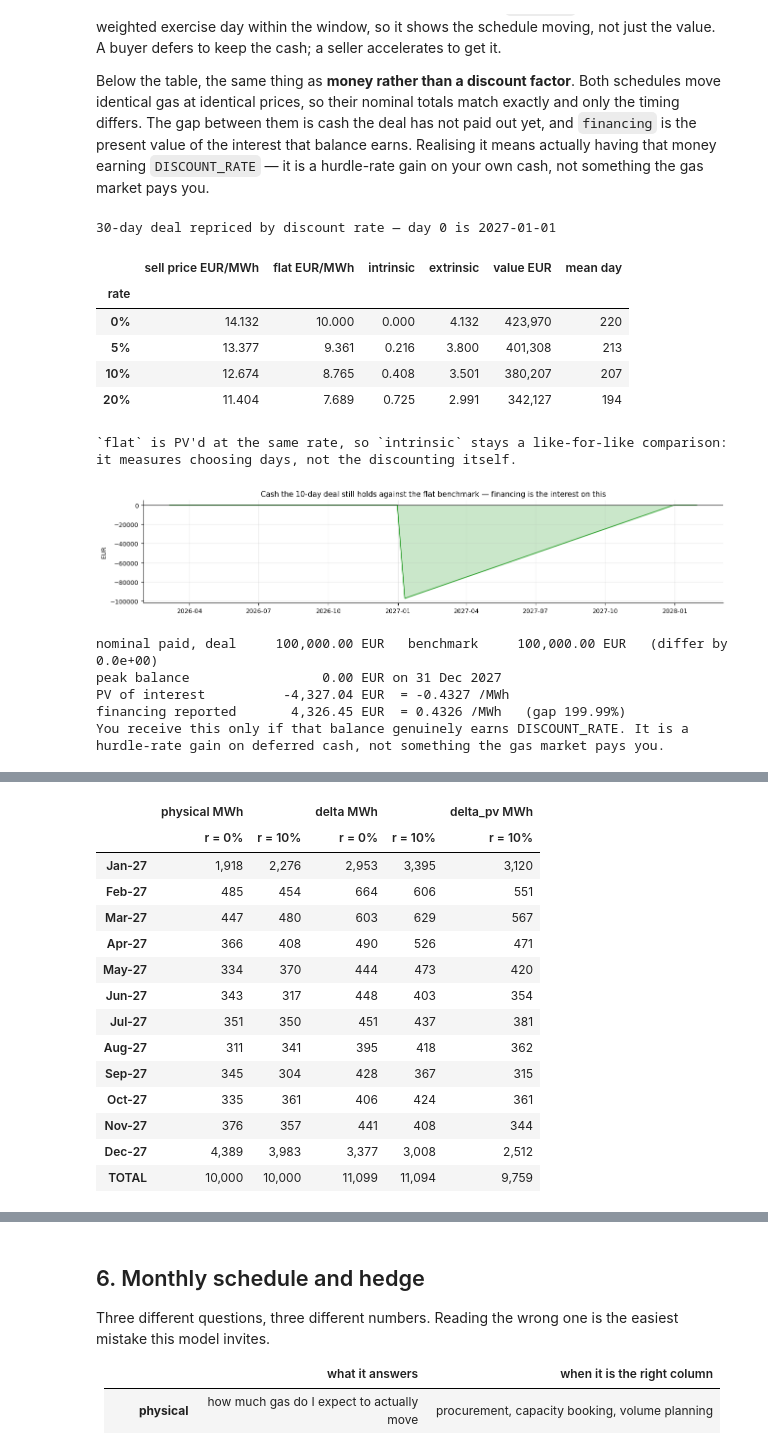
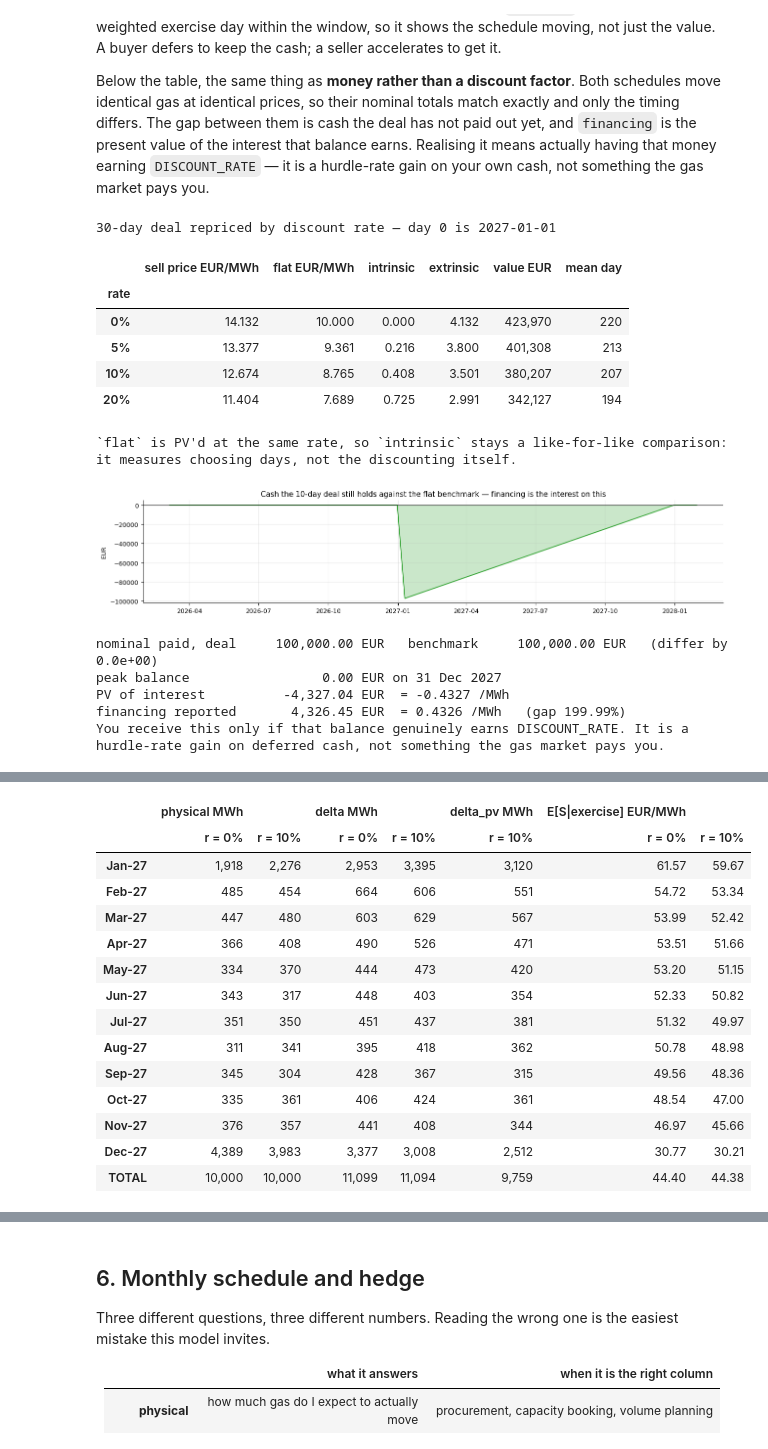
Before and after one commit to dmitry-goryunov/Storage, a Jupyter notebook: Products.ipynb, the cells around one changed output, grey strips where cells are left out. Saved outputs shown, nothing was run; the diff lists cells and outputs as text; code cells hidden in the pictures.

```diff
--- a/Products.ipynb
+++ b/Products.ipynb
@@ -646,29 +646,51 @@ def _monthly(rate):
     _ix = pd.DatetimeIndex(s.date_span)[:_n]
     _f = pd.DataFrame({"physical": np.asarray(s.exp_ex[:_n]),
                        "delta": np.asarray(s.delta[:_n]),
-                       "delta_pv": np.asarray(s.delta_pv[:_n])}, index=_ix)
-    return _f.loc[START:END].resample("MS").sum()
+                       "delta_pv": np.asarray(s.delta_pv[:_n]),
+                       # E[S*Q] -- delta is that divided by the forward, so
+                       # multiplying back recovers the expected traded value, and
+                       # dividing by volume gives the price actually transacted at.
+                       "SQ": np.asarray(s.delta[:_n]) * np.asarray(s.fwd)[:_n]},
+                      index=_ix)
+    _f = _f.loc[START:END].resample("MS").sum()
+    _f.index = [f"{d:%b-%y}" for d in _f.index]
+    _f.loc["TOTAL"] = _f.sum()
+    return _f
+
 
 _m0, _mr = _monthly(0.0), _monthly(DISCOUNT_RATE)
+_lab = f"r = {DISCOUNT_RATE:.0%}"
 _hedge = pd.DataFrame({
-    ("physical MWh", "r = 0%"):        _m0["physical"],
-    ("physical MWh", f"r = {DISCOUNT_RATE:.0%}"): _mr["physical"],
-    ("delta MWh",    "r = 0%"):        _m0["delta"],
-    ("delta MWh",    f"r = {DISCOUNT_RATE:.0%}"): _mr["delta"],
-    ("delta_pv MWh", f"r = {DISCOUNT_RATE:.0%}"): _mr["delta_pv"]})
+    ("physical MWh",           "r = 0%"): _m0["physical"],
+    ("physical MWh",           _lab):     _mr["physical"],
+    ("delta MWh",              "r = 0%"): _m0["delta"],
+    ("delta MWh",              _lab):     _mr["delta"],
+    ("delta_pv MWh",           _lab):     _mr["delta_pv"],
+    ("E[S|exercise] EUR/MWh",  "r = 0%"): _m0["SQ"] / _m0["physical"],
+    ("E[S|exercise] EUR/MWh",  _lab):     _mr["SQ"] / _mr["physical"]})
 _hedge.columns = pd.MultiIndex.from_tuples(_hedge.columns)
-_hedge.loc["TOTAL"] = _hedge.sum()
-_hedge.index = [d if isinstance(d, str) else f"{d:%b-%y}" for d in _hedge.index]
-display(_hedge.style.format("{:,.0f}").set_caption(
-    f"{DAY_COUNTS[0]}-day {PRODUCT_TYPE}, strike {STRIKE:.2f} EUR/MWh, {CURVE_LABEL} — "
-    f"monthly hedge against the discount rate. `delta` is undiscounted (the forward "
-    f"volume); `delta_pv` is tailed, for margined futures."))
-print(f"delta / physical: {_m0['delta'].sum() / _m0['physical'].sum():.4f} at 0%, "
-      f"{_mr['delta'].sum() / _mr['physical'].sum():.4f} at {DISCOUNT_RATE:.0%} — "
-      f"the ratio is E[S | exercise] / F and barely moves;")
-print(f"the rate moves *when* the volume sits, not how much price risk each MWh carries.")
-print(f"tailing costs {1 - _mr['delta_pv'].sum() / _mr['delta'].sum():.1%} of the book at "
-      f"{DISCOUNT_RATE:.0%}, and more in the back months.")
+display(_hedge.style
+        .format({c: ("{:.2f}" if c[0].startswith("E[S") else "{:,.0f}")
+                 for c in _hedge.columns})
+        .set_caption(
+            f"{DAY_COUNTS[0]}-day {PRODUCT_TYPE}, strike {STRIKE:.2f} EUR/MWh, {CURVE_LABEL} "
+            f"— monthly hedge against the discount rate. `physical` is gas that changes "
+            f"hands; `delta` is forward MWh to trade; `delta_pv` is that tailed, for "
+            f"margined futures.")
+        .set_properties(subset=pd.IndexSlice["TOTAL", :], **{"font-weight": "bold"}))
+
+_s0 = RUNS[DAY_COUNTS[0]][0]
+_fbar = float(np.mean(np.asarray(_s0.price_curve)[_s0.Dt:_s0._active]))
+print(f"E[S|exercise] is the price the deal actually transacts at; divide it by the "
+      f"{_fbar:.2f} forward")
+print("and you get delta / physical. Above 1 where exercise is chosen at good prices,")
+print("below where the quota forces it — which is why the two series answer different")
+print("questions: `physical` how much gas, `delta` how much price risk.")
+print(f"book ratio {_m0.loc['TOTAL','delta'] / _m0.loc['TOTAL','physical']:.4f} at 0%, "
+      f"{_mr.loc['TOTAL','delta'] / _mr.loc['TOTAL','physical']:.4f} at {DISCOUNT_RATE:.0%} — "
+      f"the rate moves *when* the volume sits, not the risk each MWh carries.")
+print(f"tailing costs {1 - _mr.loc['TOTAL','delta_pv'] / _mr.loc['TOTAL','delta']:.1%} of the "
+      f"book at {DISCOUNT_RATE:.0%}, and more in the back months.")
 # %% [output]
 30-day deal repriced by discount rate — day 0 is 2027-01-01
 |  | sell price EUR/MWh | flat EUR/MWh | intrinsic | extrinsic | value EUR | mean day |
@@ -690,15 +712,15 @@ hurdle-rate gain on deferred cash, not something the gas market pays you.
-|  | physical MWh |  | delta MWh |  | delta_pv MWh |
-|  | r = 0% | r = 10% | r = 0% | r = 10% | r = 10% |
-| Jan-27 | 1,918 | 2,276 | 2,953 | 3,395 | 3,120 |
-| Feb-27 | 485 | 454 | 664 | 606 | 551 |
-| Mar-27 | 447 | 480 | 603 | 629 | 567 |
-| Apr-27 | 366 | 408 | 490 | 526 | 471 |
-| May-27 | 334 | 370 | 444 | 473 | 420 |
-| Jun-27 | 343 | 317 | 448 | 403 | 354 |
-| Jul-27 | 351 | 350 | 451 | 437 | 381 |
-| Aug-27 | 311 | 341 | 395 | 418 | 362 |
-| Sep-27 | 345 | 304 | 428 | 367 | 315 |
-| Oct-27 | 335 | 361 | 406 | 424 | 361 |
-| Nov-27 | 376 | 357 | 441 | 408 | 344 |
-| Dec-27 | 4,389 | 3,983 | 3,377 | 3,008 | 2,512 |
-| TOTAL | 10,000 | 10,000 | 11,099 | 11,094 | 9,759 |
+|  | physical MWh |  | delta MWh |  | delta_pv MWh | E[S|exercise] EUR/MWh |  |
+|  | r = 0% | r = 10% | r = 0% | r = 10% | r = 10% | r = 0% | r = 10% |
+| Jan-27 | 1,918 | 2,276 | 2,953 | 3,395 | 3,120 | 61.57 | 59.67 |
+| Feb-27 | 485 | 454 | 664 | 606 | 551 | 54.72 | 53.34 |
+| Mar-27 | 447 | 480 | 603 | 629 | 567 | 53.99 | 52.42 |
+| Apr-27 | 366 | 408 | 490 | 526 | 471 | 53.51 | 51.66 |
+| May-27 | 334 | 370 | 444 | 473 | 420 | 53.20 | 51.15 |
+| Jun-27 | 343 | 317 | 448 | 403 | 354 | 52.33 | 50.82 |
+| Jul-27 | 351 | 350 | 451 | 437 | 381 | 51.32 | 49.97 |
+| Aug-27 | 311 | 341 | 395 | 418 | 362 | 50.78 | 48.98 |
+| Sep-27 | 345 | 304 | 428 | 367 | 315 | 49.56 | 48.36 |
+| Oct-27 | 335 | 361 | 406 | 424 | 361 | 48.54 | 47.00 |
+| Nov-27 | 376 | 357 | 441 | 408 | 344 | 46.97 | 45.66 |
+| Dec-27 | 4,389 | 3,983 | 3,377 | 3,008 | 2,512 | 30.77 | 30.21 |
+| TOTAL | 10,000 | 10,000 | 11,099 | 11,094 | 9,759 | 44.40 | 44.38 |
```
Also changed, not shown: parts of 2 cells of this notebook, 2 other files.
